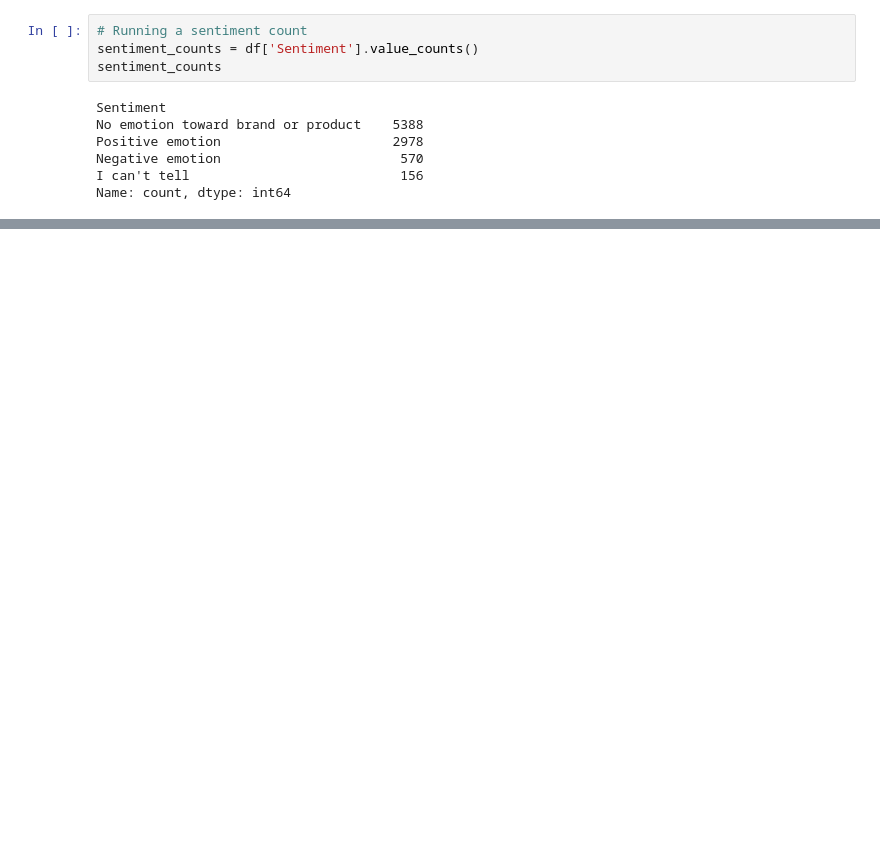
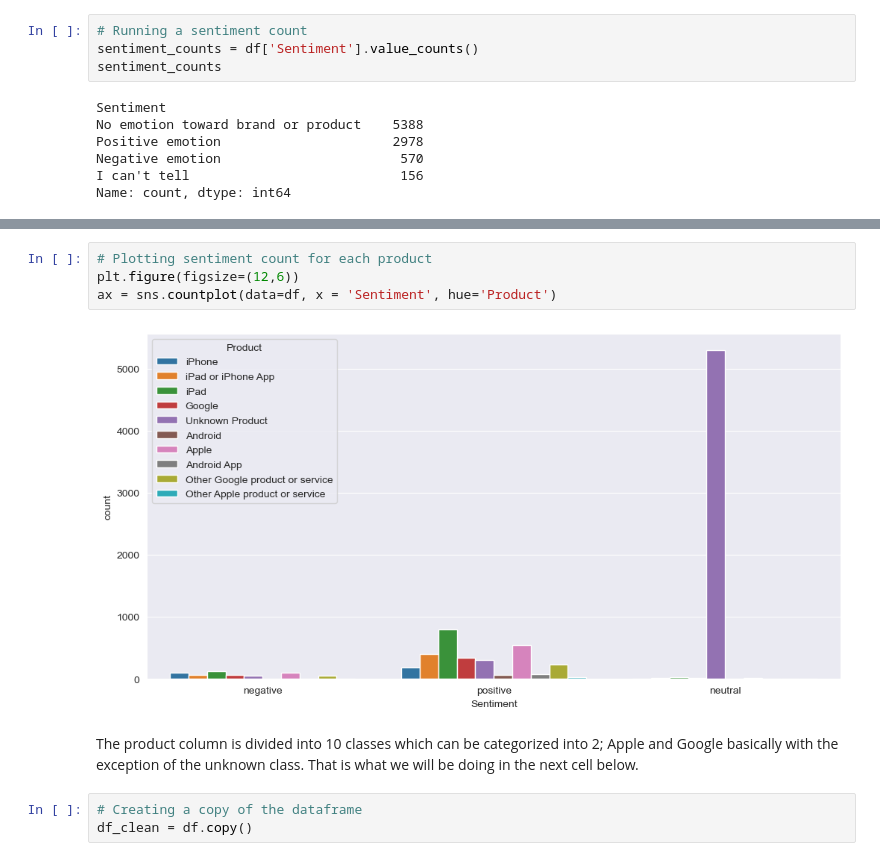
Before and after one commit to jgatharia/Phase_4_Project_, a Jupyter notebook: shamla.ipynb, the cells around one changed output, grey strips where cells are left out. Saved outputs shown, nothing was run; the diff lists cells and outputs as text; blank space fills up the shorter version.

```diff
--- a/shamla.ipynb
+++ b/shamla.ipynb
@@ -253,0 +339,11 @@ Name: count, dtype: int64
+# %%
+# Plotting sentiment count for each product
+plt.figure(figsize=(12,6))
+ax = sns.countplot(data=df, x = 'Sentiment', hue='Product')
+# %% [output]
+[figure, added]
+# %% [markdown]
+The product column is divided into 10 classes which can be categorized into 2; Apple and Google basically with the exception of the unknown class. That is what we will be doing in the next cell below.
+# %%
+# Creating a copy of the dataframe
+df_clean = df.copy()
```
Also changed, not shown: parts of 19 cells of this notebook.
